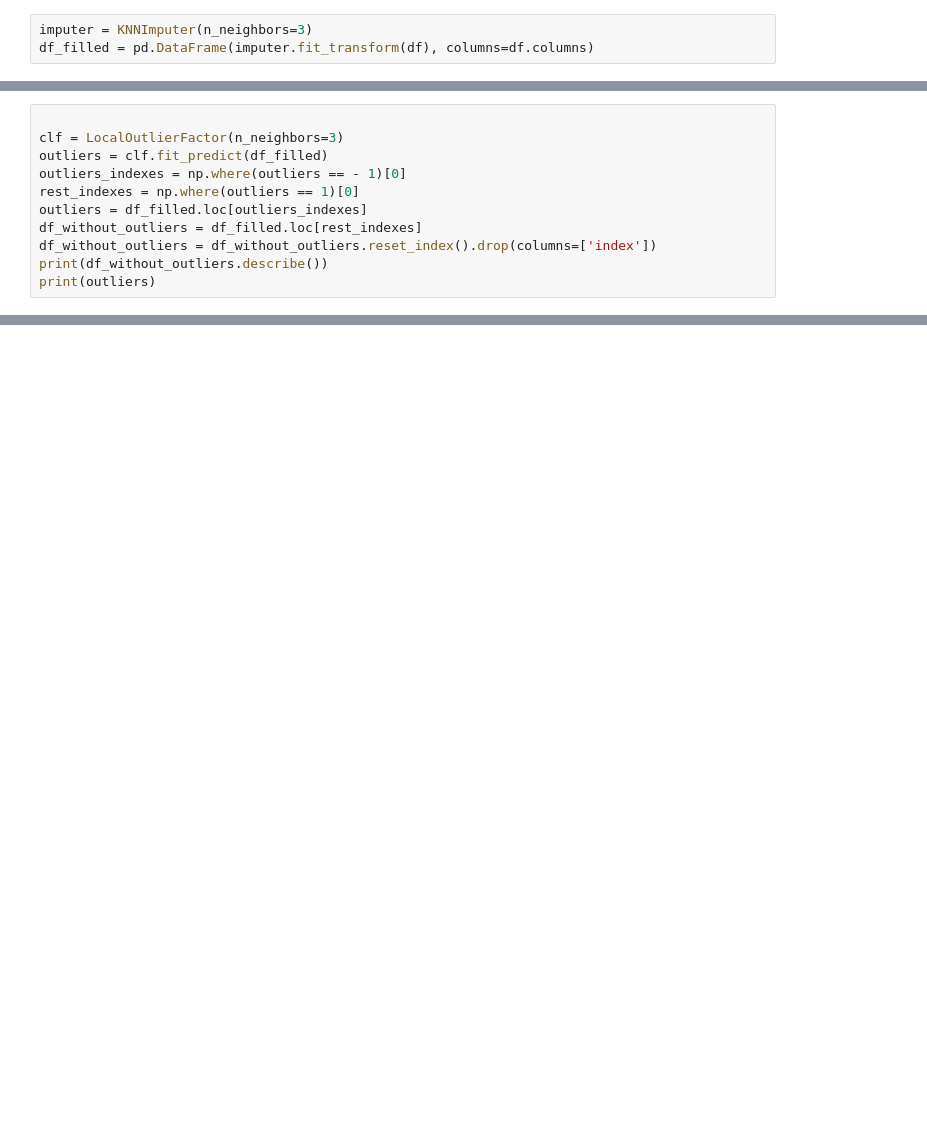
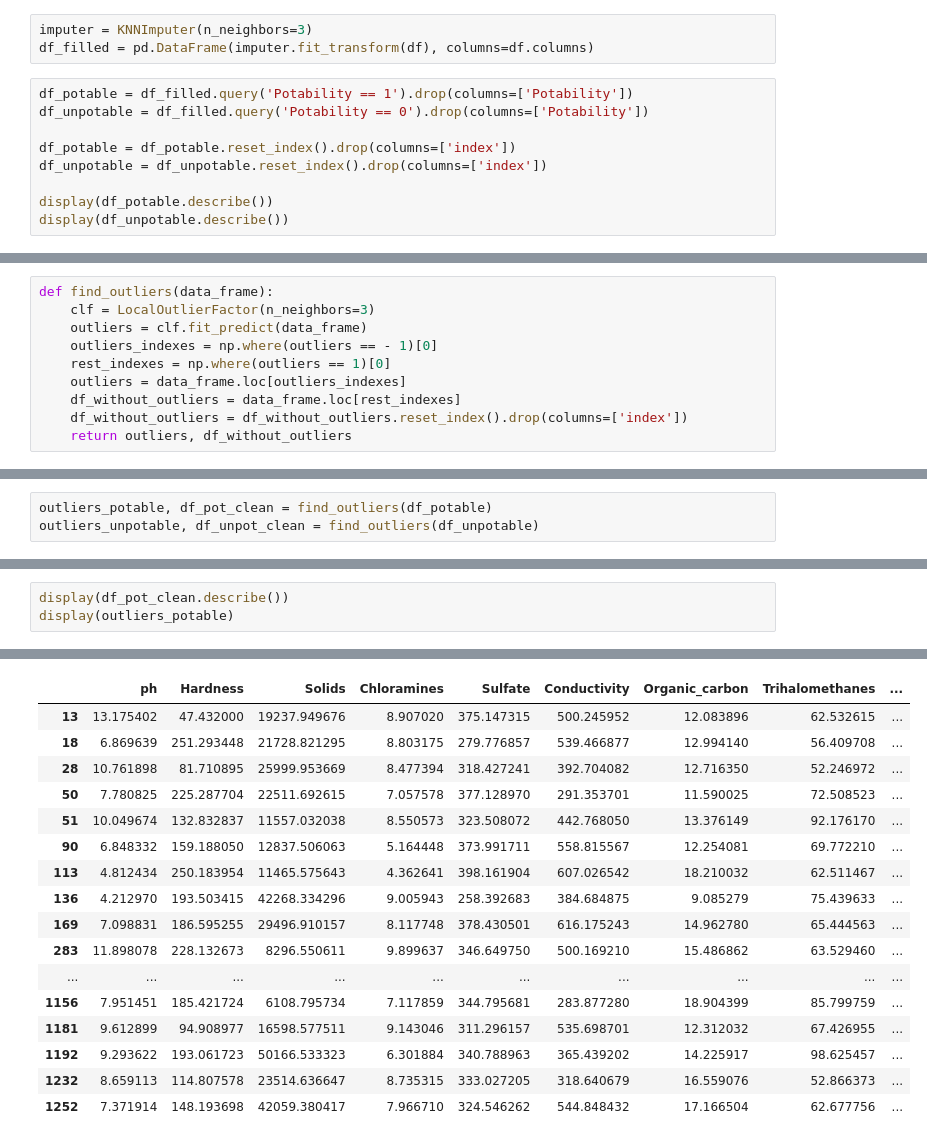
Before and after one commit to Ichtiostega/data-exploration-2-electric-boogaloo, a Jupyter notebook: water-potability.ipynb, the cells around one changed output, grey strips where cells are left out. Cells and saved outputs as stored; diff of their text form; blank space fills up the shorter version.

Commit message:
Now it makes more sense - divided data to potable and unpotable and performed all operations separately

```diff
--- a/water-potability.ipynb
+++ b/water-potability.ipynb
@@ -43,3 +40,12 @@ display(df_fringeless.describe())
 # %%
 imputer = KNNImputer(n_neighbors=3)
 df_filled = pd.DataFrame(imputer.fit_transform(df), columns=df.columns)
+# %%
+df_potable = df_filled.query('Potability == 1').drop(columns=['Potability'])
+df_unpotable = df_filled.query('Potability == 0').drop(columns=['Potability'])
+
+df_potable = df_potable.reset_index().drop(columns=['index'])
+df_unpotable = df_unpotable.reset_index().drop(columns=['index'])
+
+display(df_potable.describe())
+display(df_unpotable.describe())
@@ -46,11 +71,10 @@ df_filled = pd.DataFrame(imputer.fit_transform(df), columns=df.columns)
 # %%
-
-clf = LocalOutlierFactor(n_neighbors=3)
-outliers = clf.fit_predict(df_filled)
-outliers_indexes = np.where(outliers == - 1)[0]
-rest_indexes = np.where(outliers == 1)[0]
-outliers = df_filled.loc[outliers_indexes]
-df_without_outliers = df_filled.loc[rest_indexes]
-df_without_outliers = df_without_outliers.reset_index().drop(columns=['index'])
-print(df_without_outliers.describe())
-print(outliers)
+def find_outliers(data_frame):
+    clf = LocalOutlierFactor(n_neighbors=3)
+    outliers = clf.fit_predict(data_frame)
+    outliers_indexes = np.where(outliers == - 1)[0]
+    rest_indexes = np.where(outliers == 1)[0]
+    outliers = data_frame.loc[outliers_indexes]
+    df_without_outliers = data_frame.loc[rest_indexes]
+    df_without_outliers = df_without_outliers.reset_index().drop(columns=['index'])
+    return outliers, df_without_outliers
@@ -94,0 +81,3 @@ print(df_without_outliers)
+# %%
+outliers_potable, df_pot_clean = find_outliers(df_potable)
+outliers_unpotable, df_unpot_clean = find_outliers(df_unpotable)
@@ -94,0 +106,4 @@ print(df_without_outliers)
+# %%
+display(df_pot_clean.describe())
+display(outliers_potable)
+# %% [output]
@@ -94,0 +119,17 @@ print(df_without_outliers)
+|  | ph | Hardness | Solids | Chloramines | Sulfate | Conductivity | Organic_carbon | Trihalomethanes | ... |
+| 13 | 13.175402 | 47.432000 | 19237.949676 | 8.907020 | 375.147315 | 500.245952 | 12.083896 | 62.532615 | ... |
+| 18 | 6.869639 | 251.293448 | 21728.821295 | 8.803175 | 279.776857 | 539.466877 | 12.994140 | 56.409708 | ... |
+| 28 | 10.761898 | 81.710895 | 25999.953669 | 8.477394 | 318.427241 | 392.704082 | 12.716350 | 52.246972 | ... |
+| 50 | 7.780825 | 225.287704 | 22511.692615 | 7.057578 | 377.128970 | 291.353701 | 11.590025 | 72.508523 | ... |
+| 51 | 10.049674 | 132.832837 | 11557.032038 | 8.550573 | 323.508072 | 442.768050 | 13.376149 | 92.176170 | ... |
+| 90 | 6.848332 | 159.188050 | 12837.506063 | 5.164448 | 373.991711 | 558.815567 | 12.254081 | 69.772210 | ... |
+| 113 | 4.812434 | 250.183954 | 11465.575643 | 4.362641 | 398.161904 | 607.026542 | 18.210032 | 62.511467 | ... |
+| 136 | 4.212970 | 193.503415 | 42268.334296 | 9.005943 | 258.392683 | 384.684875 | 9.085279 | 75.439633 | ... |
+| 169 | 7.098831 | 186.595255 | 29496.910157 | 8.117748 | 378.430501 | 616.175243 | 14.962780 | 65.444563 | ... |
+| 283 | 11.898078 | 228.132673 | 8296.550611 | 9.899637 | 346.649750 | 500.169210 | 15.486862 | 63.529460 | ... |
+| ... | ... | ... | ... | ... | ... | ... | ... | ... | ... |
+| 1156 | 7.951451 | 185.421724 | 6108.795734 | 7.117859 | 344.795681 | 283.877280 | 18.904399 | 85.799759 | ... |
+| 1181 | 9.612899 | 94.908977 | 16598.577511 | 9.143046 | 311.296157 | 535.698701 | 12.312032 | 67.426955 | ... |
+| 1192 | 9.293622 | 193.061723 | 50166.533323 | 6.301884 | 340.788963 | 365.439202 | 14.225917 | 98.625457 | ... |
+| 1232 | 8.659113 | 114.807578 | 23514.636647 | 8.735315 | 333.027205 | 318.640679 | 16.559076 | 52.866373 | ... |
+| 1252 | 7.371914 | 148.193698 | 42059.380417 | 7.966710 | 324.546262 | 544.848432 | 17.166504 | 62.677756 | ... |
```
Also changed, not shown: parts of 13 cells of this notebook.
